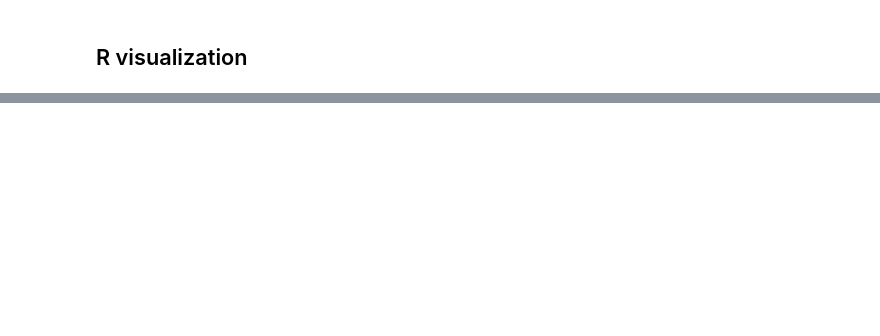
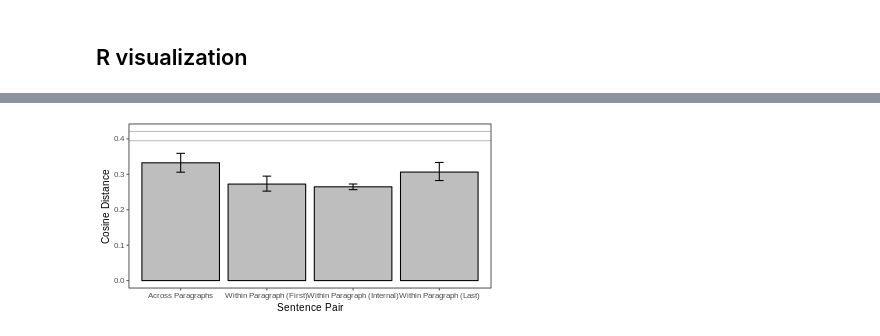
Before and after one commit to erindb/descodisc, a Jupyter notebook: distances.ipynb, the cells around one changed output, grey strips where cells are left out. Cells and saved outputs as stored; diff of their text form; code cells hidden in the pictures; blank space fills up the shorter version.

```diff
--- a/distances.ipynb
+++ b/distances.ipynb
@@ -143,19 +258,17 @@ ggsave("adjacent_sentences_within_and_across_paragraphs.png")
 # %%
-%%R -w 400 -h 200 -u px
-dist_df %>%
-filter(paragraph_bookends | label!="IGNORE") %>%
-mutate(label = ifelse(paragraph_bookends,
-                      "Bookends",
-                      as.character(label))) %>%
-ggplot(., aes(x = label, y = distance)) +
-geom_hline(yintercept = doc_distances$dist[!doc_distances$same_document], colour="gray") +
-geom_hline(yintercept = doc_distances$dist[doc_distances$same_document], colour="gray") +
-stat_summary(fun.y = mean, geom = "bar", fill="gray", colour="black") +
-stat_summary(fun.data = mean_cl_boot,
-             geom = "errorbar",
-             colour="black",
-             width=0.1) +
-ylab("Cosine Distance") +
-xlab("Sentence Pair") +
-theme_few(10)
-ggsave("adjacent_sentences_more_details.png")
+# %%R -i par_details_dist_df -w 400 -h 200 -u px
+# p = par_details_dist_df %>%
+# ggplot(., aes(x = pair_type, y = distance)) +
+# geom_hline(yintercept = doc_dist_means["Different Document", "distance"], colour="gray") +
+# geom_hline(yintercept = doc_dist_means["Same Document", "distance"], colour="gray") +
+# stat_summary(fun.y = mean, geom = "bar", fill="gray", colour="black") +
+# stat_summary(fun.data = mean_cl_boot,
+#              geom = "errorbar",
+#              colour="black",
+#              width=0.1) +
+# ylab("Cosine Distance") +
+# xlab("Sentence Pair") +
+# theme_few(10)
+# print(p)
+# ggsave("adjacent_sentences_more_details.png")
+# %% [output]
@@ -161,0 +276 @@ ggsave("adjacent_sentences_more_details.png")
+[figure, added]
```
Also changed, not shown: parts of 24 cells of this notebook, 4 other files.
